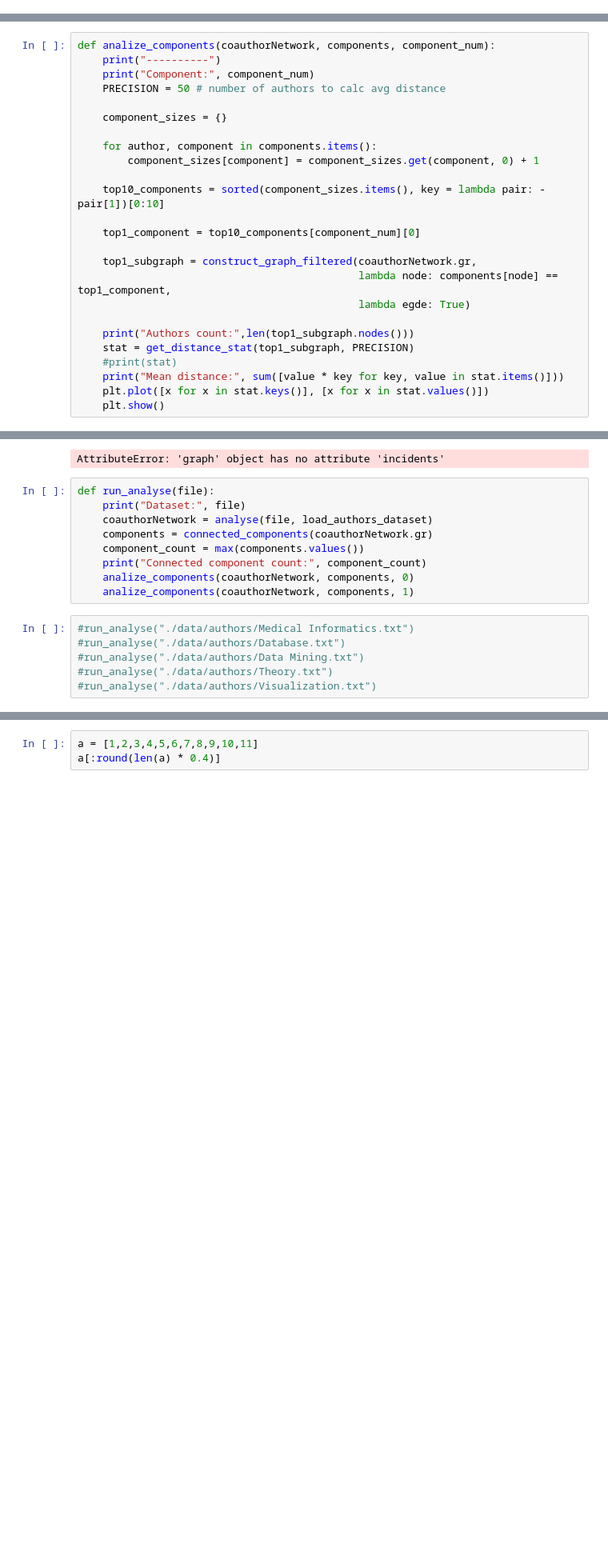
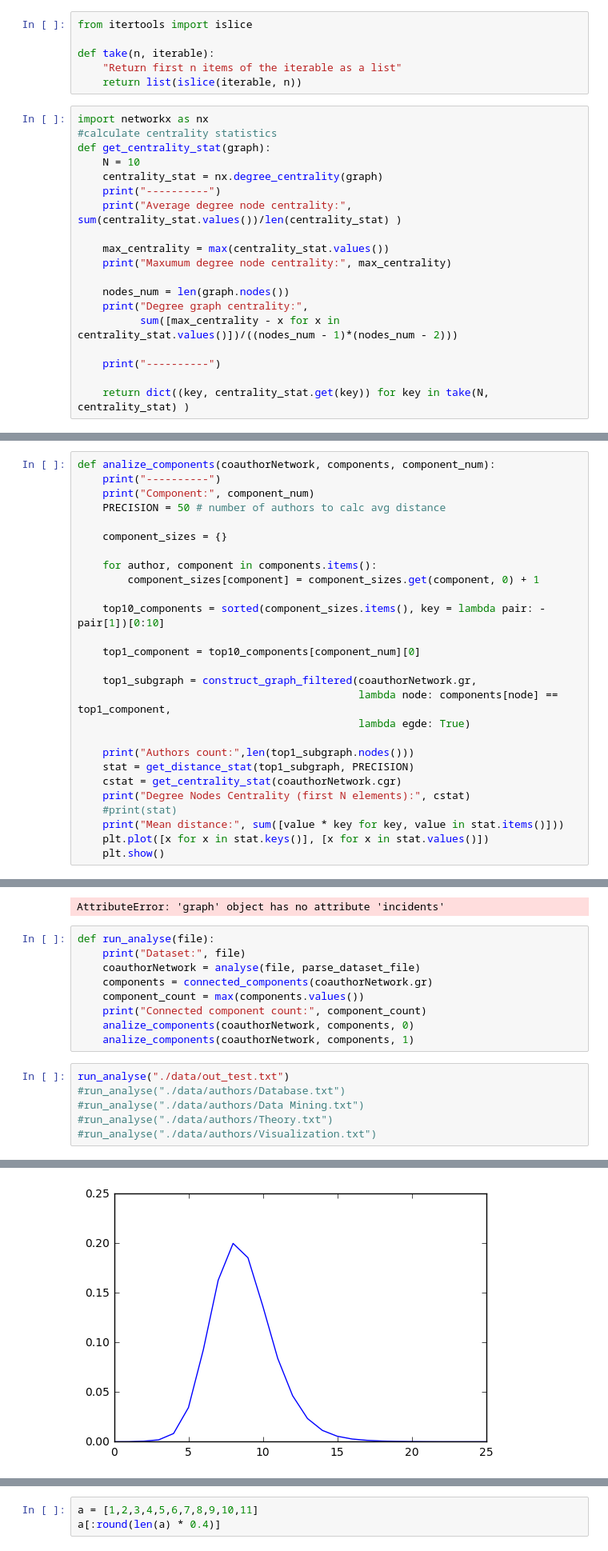
Before and after one commit to generall/citation_analisis, a Jupyter notebook: coauthors.ipynb, the cells around one changed output, grey strips where cells are left out. Shown at 80% size. Cells and saved outputs as stored; diff of their text form; blank space fills up the shorter version.

Commit message:
centrality stats added. digraph -> networkx

```diff
--- a/coauthors.ipynb
+++ b/coauthors.ipynb
@@ -100,6 +100,31 @@ def get_distance_stat(graph, n):
         for x in distances.values():
             stat[x] = stat.get(x, 0) + 1;
     return dict( (key, value / summ) for key, value in stat.items() )
+# %%
+from itertools import islice
+
+def take(n, iterable):
+    "Return first n items of the iterable as a list"
+    return list(islice(iterable, n))
+# %%
+import networkx as nx
+#calculate centrality statistics
+def get_centrality_stat(graph):
+    N = 10
+    centrality_stat = nx.degree_centrality(graph)
+    print("----------")
+    print("Average degree node centrality:", sum(centrality_stat.values())/len(centrality_stat) )
+
+    max_centrality = max(centrality_stat.values())
+    print("Maxumum degree node centrality:", max_centrality)
+
+    nodes_num = len(graph.nodes())
+    print("Degree graph centrality:",
+          sum([max_centrality - x for x in centrality_stat.values()])/((nodes_num - 1)*(nodes_num - 2)))
+
+    print("----------")
+
+    return dict((key, centrality_stat.get(key)) for key in take(N, centrality_stat) )
 # %%
 def calc_pagerank(graph):
     TOP = 10
@@ -130,6 +155,8 @@ def analize_components(coauthorNetwork, components, component_num):
 
     print("Authors count:",len(top1_subgraph.nodes()))
     stat = get_distance_stat(top1_subgraph, PRECISION)
+    cstat = get_centrality_stat(coauthorNetwork.cgr)
+    print("Degree Nodes Centrality (first N elements):", cstat)
     #print(stat)
     print("Mean distance:", sum([value * key for key, value in stat.items()]))
     plt.plot([x for x in stat.keys()], [x for x in stat.values()])
@@ -141,15 +168,16 @@ AttributeError: 'graph' object has no attribute 'incidents'
 # %%
 def run_analyse(file):
     print("Dataset:", file)
-    coauthorNetwork = analyse(file, load_authors_dataset)
+    coauthorNetwork = analyse(file, parse_dataset_file)
     components = connected_components(coauthorNetwork.gr)
     component_count = max(components.values())
     print("Connected component count:", component_count)
     analize_components(coauthorNetwork, components, 0)
     analize_components(coauthorNetwork, components, 1)
 # %%
-#run_analyse("./data/authors/Medical Informatics.txt")
+run_analyse("./data/out_test.txt")
 #run_analyse("./data/authors/Database.txt")
 #run_analyse("./data/authors/Data Mining.txt")
 #run_analyse("./data/authors/Theory.txt")
 #run_analyse("./data/authors/Visualization.txt")
+# %% [output]
@@ -155,0 +197 @@ def run_analyse(file):
+[figure, added]
```
Also changed, not shown: parts of 2 cells of this notebook, 1 other file.
